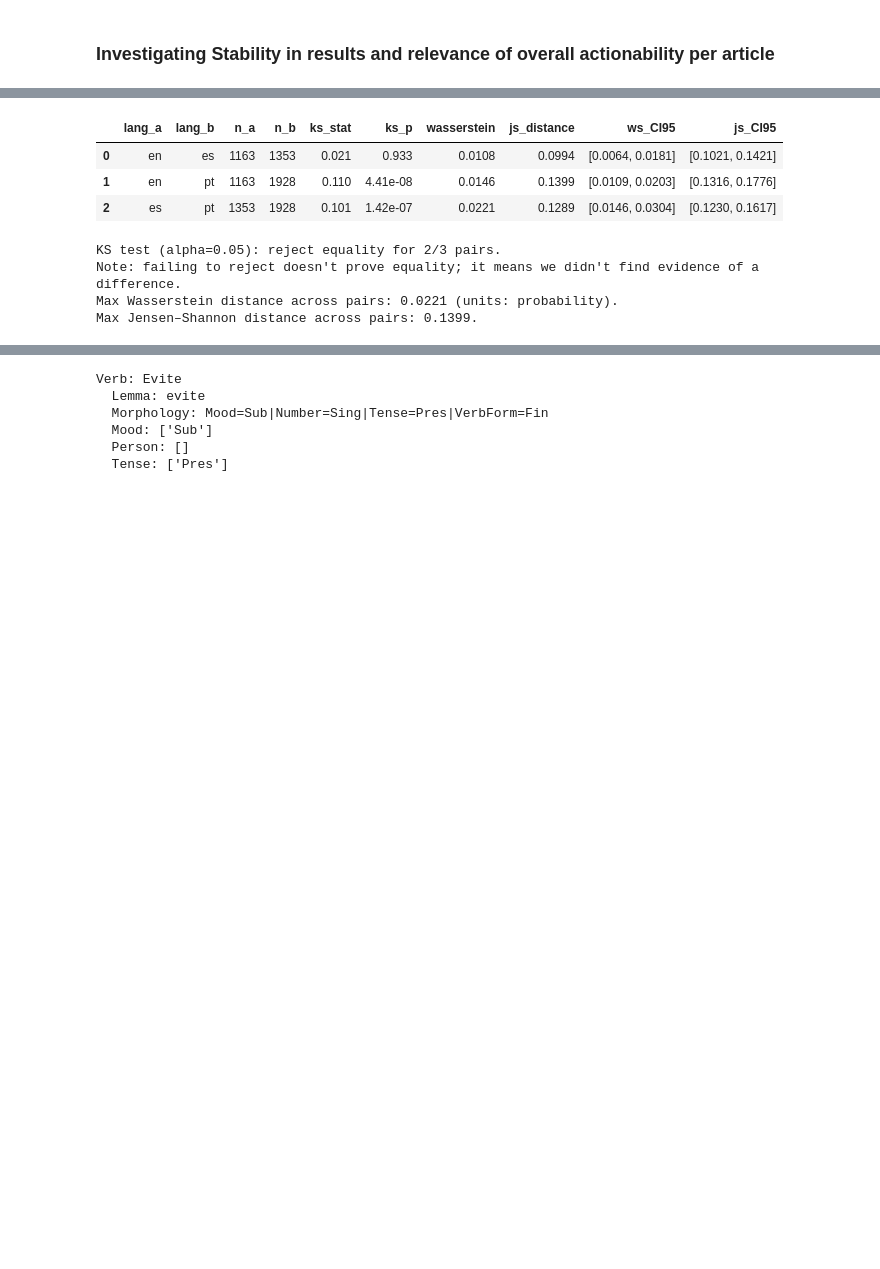
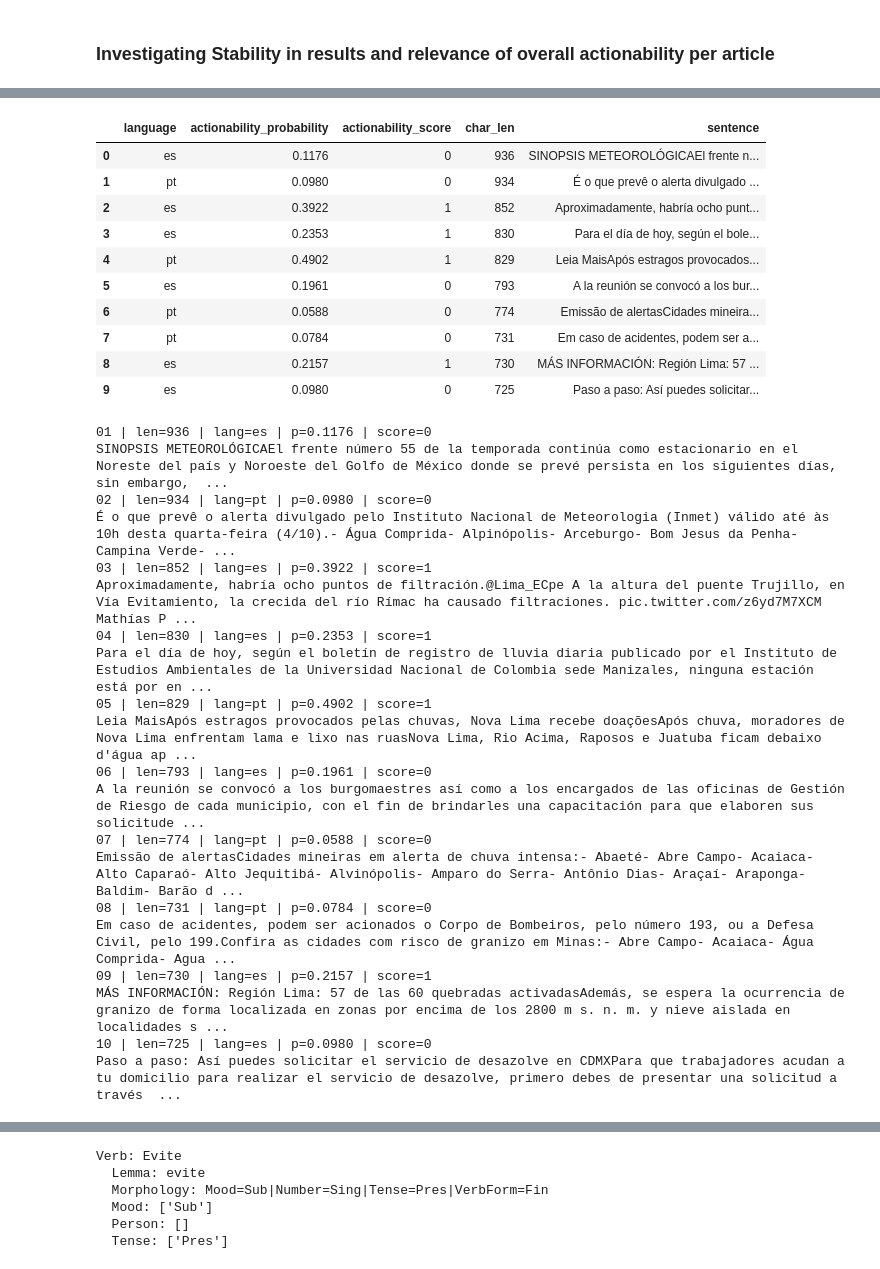
Before and after one commit to Lenap0911/NLP-model, a Jupyter notebook: nlp/actionability_tester.ipynb, the cells around one changed output, grey strips where cells are left out. Saved outputs shown, nothing was run; the diff lists cells and outputs as text; code cells hidden in the pictures; blank space fills up the shorter version.

```diff
--- a/nlp/actionability_tester.ipynb
+++ b/nlp/actionability_tester.ipynb
@@ -634,7 +767,7 @@ for c in [text_col, lang_col, score_col]:
 # -------------------------
 mask_en = df_out[lang_col].astype(str).str.strip().str.lower().eq("en")
 mask_en_word = df_out[text_col].astype(str).str.contains(
-    r"\b(?:recommend|recommends|recommended|recommending|suggests|advises|urge|urges|urged|urging)\b",
+    r"\b(?:recommend|recommends|recommended|recommending|suggests|advises|urge|urges|urged|urging|advices)\b",
     flags=re.IGNORECASE,
     regex=True,
 )
@@ -881,13 +1013,66 @@ plt.show()
 # %%
+# Top 10 longest sentences (by character length)
+
+text_col = "sentence"
+
+if text_col not in df_out.columns:
+    raise KeyError(f"Column '{text_col}' not found. Available columns: {list(df_out.columns)}")
+
+dfp = df_out[[text_col] + ([c for c in ["language", "actionability_probability", "actionability_score"] if c in df_out.columns])].copy()
+dfp[text_col] = dfp[text_col].fillna("").astype(str)
+
+dfp["char_len"] = dfp[text_col].str.len()
+top10_longest = dfp.sort_values("char_len", ascending=False).head(10).reset_index(drop=True)
+
+cols = [c for c in ["language", "actionability_probability", "actionability_score", "char_len", text_col] if c in top10_longest.columns]
+display(top10_longest[cols])
+
+# also print them cleanly
+for i, r in top10_longest.iterrows():
+    lang = r["language"] if "language" in top10_longest.columns else None
+    p = r["actionability_probability"] if "actionability_probability" in top10_longest.columns else None
+    s = r["actionability_score"] if "actionability_score" in top10_longest.columns else None
+    header = f"{i+1:02d} | len={int(r['char_len'])}"
+    if lang is not None:
+        header += f" | lang={lang}"
+    if p is not None:
+        header += f" | p={float(p):.4f}" if pd.notna(p) else " | p=nan"
+    if s is not None:
+        header += f" | score={s}"
+    print(header)
+    print(r[text_col])
 # %% [output]
-|  | lang_a | lang_b | n_a | n_b | ks_stat | ks_p | wasserstein | js_distance | ws_CI95 | js_CI95 |
-| 0 | en | es | 1163 | 1353 | 0.021 | 0.933 | 0.0108 | 0.0994 | [0.0064, 0.0181] | [0.1021, 0.1421] |
-| 1 | en | pt | 1163 | 1928 | 0.110 | 4.41e-08 | 0.0146 | 0.1399 | [0.0109, 0.0203] | [0.1316, 0.1776] |
-| 2 | es | pt | 1353 | 1928 | 0.101 | 1.42e-07 | 0.0221 | 0.1289 | [0.0146, 0.0304] | [0.1230, 0.1617] |
+|  | language | actionability_probability | actionability_score | char_len | sentence |
+| 0 | es | 0.1176 | 0 | 936 | SINOPSIS METEOROLÓGICAEl frente n... |
+| 1 | pt | 0.0980 | 0 | 934 | É o que prevê o alerta divulgado ... |
+| 2 | es | 0.3922 | 1 | 852 | Aproximadamente, habría ocho punt... |
+| 3 | es | 0.2353 | 1 | 830 | Para el día de hoy, según el bole... |
+| 4 | pt | 0.4902 | 1 | 829 | Leia MaisApós estragos provocados... |
+| 5 | es | 0.1961 | 0 | 793 | A la reunión se convocó a los bur... |
+| 6 | pt | 0.0588 | 0 | 774 | Emissão de alertasCidades mineira... |
+| 7 | pt | 0.0784 | 0 | 731 | Em caso de acidentes, podem ser a... |
+| 8 | es | 0.2157 | 1 | 730 | MÁS INFORMACIÓN: Región Lima: 57 ... |
+| 9 | es | 0.0980 | 0 | 725 | Paso a paso: Así puedes solicitar... |
-KS test (alpha=0.05): reject equality for 2/3 pairs.
-Note: failing to reject doesn't prove equality; it means we didn't find evidence of a difference.
-Max Wasserstein distance across pairs: 0.0221 (units: probability).
-Max Jensen–Shannon distance across pairs: 0.1399.
+01 | len=936 | lang=es | p=0.1176 | score=0
+SINOPSIS METEOROLÓGICAEl frente número 55 de la temporada continúa como estacionario en el Noreste del país y Noroeste del Golfo de México donde se prevé persista en los siguientes días, sin embargo,  ...
+02 | len=934 | lang=pt | p=0.0980 | score=0
+É o que prevê o alerta divulgado pelo Instituto Nacional de Meteorologia (Inmet) válido até às 10h desta quarta-feira (4/10).- Água Comprida- Alpinópolis- Arceburgo- Bom Jesus da Penha- Campina Verde- ...
+03 | len=852 | lang=es | p=0.3922 | score=1
+Aproximadamente, habría ocho puntos de filtración.@Lima_ECpe A la altura del puente Trujillo, en Vía Evitamiento, la crecida del río Rímac ha causado filtraciones. pic.twitter.com/z6yd7M7XCM Mathías P ...
+04 | len=830 | lang=es | p=0.2353 | score=1
+Para el día de hoy, según el boletín de registro de lluvia diaria publicado por el Instituto de Estudios Ambientales de la Universidad Nacional de Colombia sede Manizales, ninguna estación está por en ...
+05 | len=829 | lang=pt | p=0.4902 | score=1
+Leia MaisApós estragos provocados pelas chuvas, Nova Lima recebe doaçõesApós chuva, moradores de Nova Lima enfrentam lama e lixo nas ruasNova Lima, Rio Acima, Raposos e Juatuba ficam debaixo d'água ap ...
+06 | len=793 | lang=es | p=0.1961 | score=0
+A la reunión se convocó a los burgomaestres así como a los encargados de las oficinas de Gestión de Riesgo de cada municipio, con el fin de brindarles una capacitación para que elaboren sus solicitude ...
+07 | len=774 | lang=pt | p=0.0588 | score=0
+Emissão de alertasCidades mineiras em alerta de chuva intensa:- Abaeté- Abre Campo- Acaiaca- Alto Caparaó- Alto Jequitibá- Alvinópolis- Amparo do Serra- Antônio Dias- Araçaí- Araponga- Baldim- Barão d ...
+08 | len=731 | lang=pt | p=0.0784 | score=0
+Em caso de acidentes, podem ser acionados o Corpo de Bombeiros, pelo número 193, ou a Defesa Civil, pelo 199.Confira as cidades com risco de granizo em Minas:- Abre Campo- Acaiaca- Água Comprida- Agua ...
+09 | len=730 | lang=es | p=0.2157 | score=1
+MÁS INFORMACIÓN: Región Lima: 57 de las 60 quebradas activadasAdemás, se espera la ocurrencia de granizo de forma localizada en zonas por encima de los 2800 m s. n. m. y nieve aislada en localidades s ...
+10 | len=725 | lang=es | p=0.0980 | score=0
+Paso a paso: Así puedes solicitar el servicio de desazolve en CDMXPara que trabajadores acudan a tu domicilio para realizar el servicio de desazolve, primero debes de presentar una solicitud a través  ...
 # %%
 !python -m spacy download pt_core_news_md
 # %% [output]
```
Also changed, not shown: parts of 23 cells of this notebook, 18 other files.
